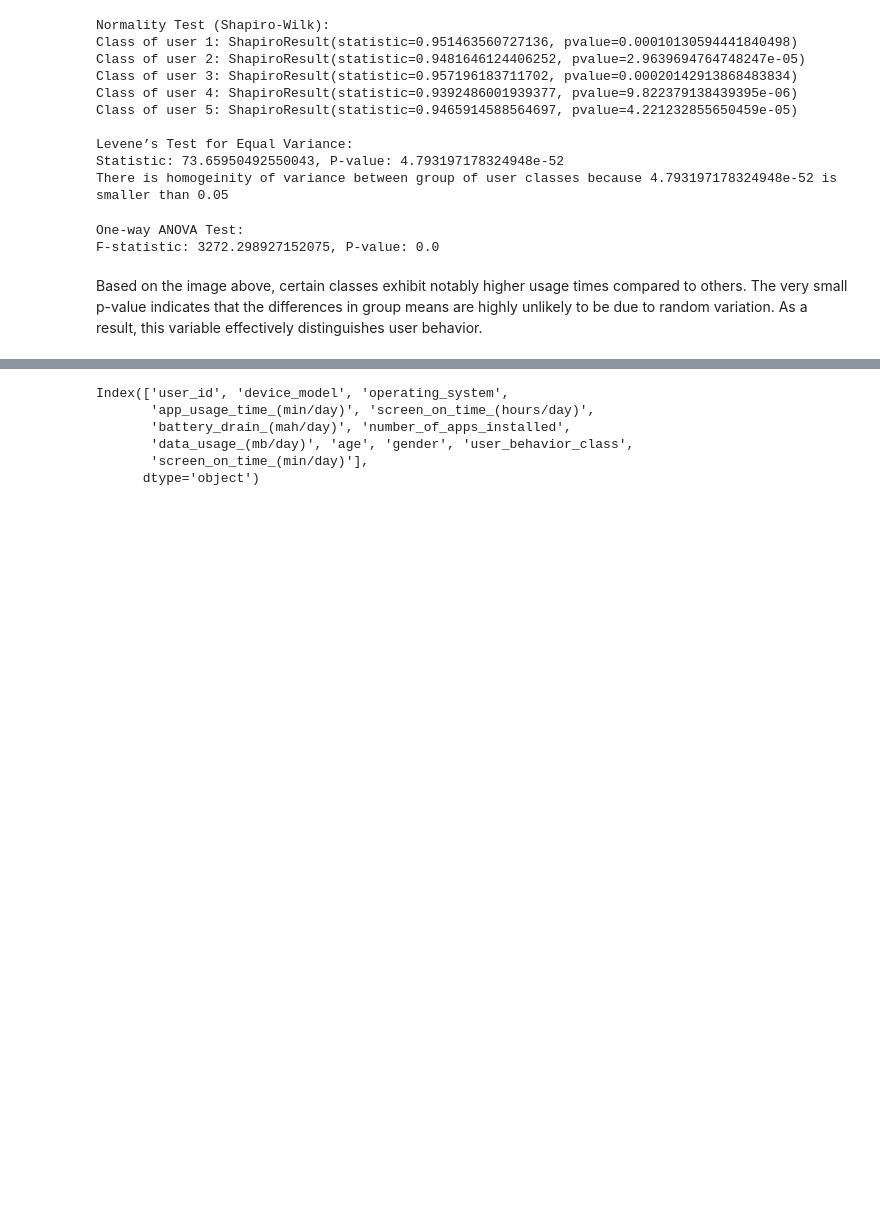
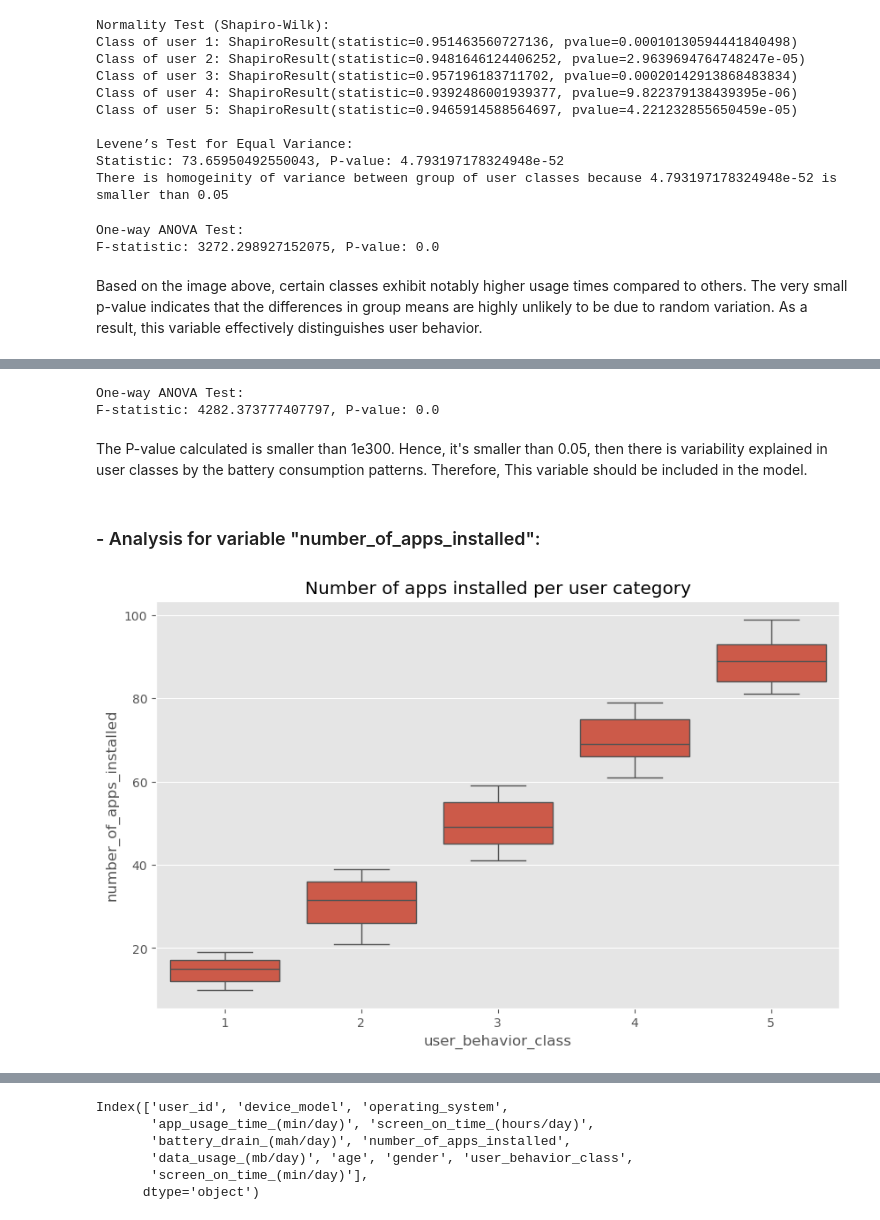
Before and after one commit to bizzaccelerator/classification_of_consumer_behaviour, a Jupyter notebook: notebook.ipynb, the cells around one changed output, grey strips where cells are left out. Saved outputs shown, nothing was run; the diff lists cells and outputs as text; code cells hidden in the pictures; blank space fills up the shorter version.

```diff
--- a/notebook.ipynb
+++ b/notebook.ipynb
@@ -456,0 +495,21 @@ Based on the image above, certain classes exhibit notably higher usage times com
+# %%
+# The variable 'battery_drain_(mah/day)' follows a normal distribution, and evidence supports homoscedasticity between user groups.
+# Then, I will apply the parametric One-way ANOVA test to assess differences between groups:
+stat, p = f_oneway(*groups_battery)
+print("One-way ANOVA Test:")
+print(f"F-statistic: {stat}, P-value: {p}")
+# %% [output]
+One-way ANOVA Test:
+F-statistic: 4282.373777407797, P-value: 0.0
+# %% [markdown]
+The P-value calculated is smaller than 1e300. Hence, it's smaller than 0.05, then there is variability explained in user classes by the battery consumption patterns. Therefore, This variable should be included in the model.
+# %% [markdown]
+### - Analysis for variable "number_of_apps_installed":
+# %%
+# visualizing the number of apps installed per user category
+plt.figure(figsize=(10,6))
+sns.boxplot(x='user_behavior_class', y='number_of_apps_installed', data=users)
+plt.title('Number of apps installed per user category')
+plt.show()
+# %% [output]
+[figure, added]
```
Also changed, not shown: parts of 15 cells of this notebook.
